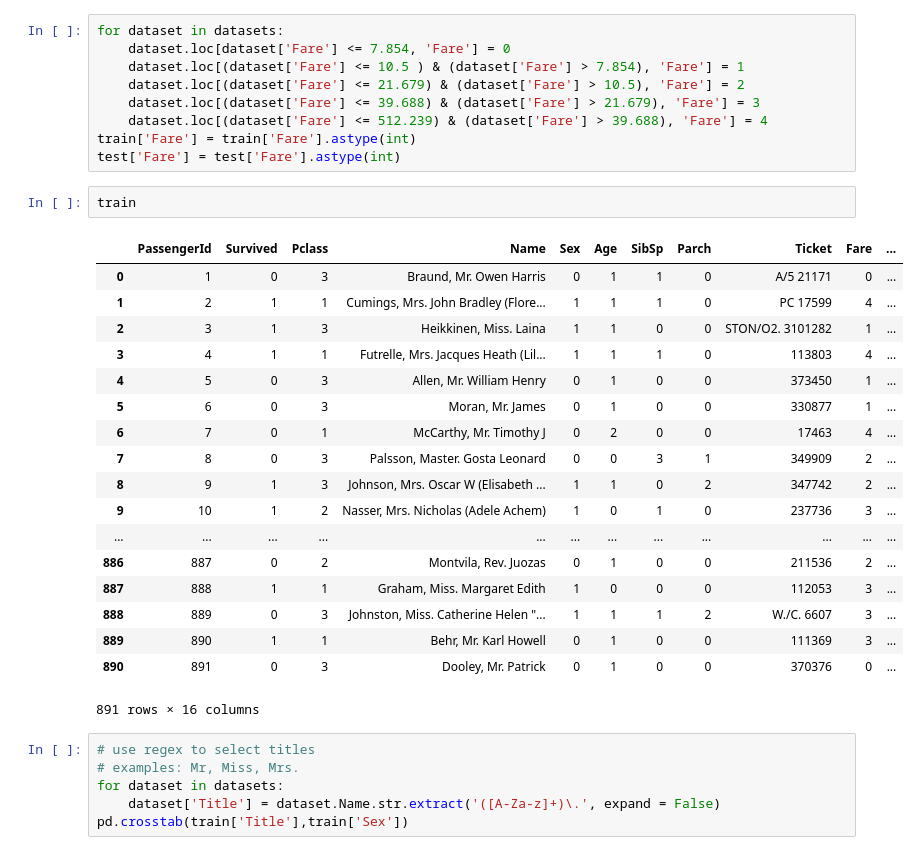
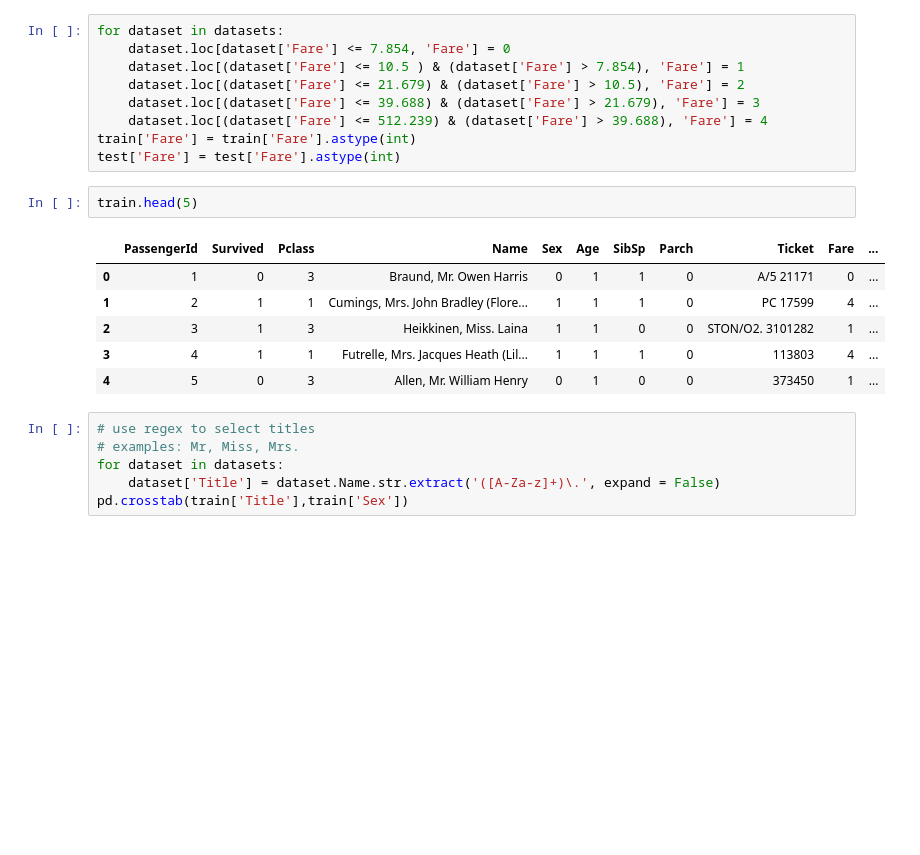
Before and after one commit to DavidG16/TitanicSurvivalPrediction, a Jupyter notebook: titanic survival predictions.ipynb, the cells around one changed output. Saved outputs shown, nothing was run; the diff lists cells and outputs as text; blank space fills up the shorter version.

Commit message:
code changed to add .head()

```diff
--- a/titanic survival predictions.ipynb
+++ b/titanic survival predictions.ipynb
@@ -309,26 +309,14 @@ for dataset in datasets:
 train['Fare'] = train['Fare'].astype(int)
 test['Fare'] = test['Fare'].astype(int)
 # %%
-train
+train.head(5)
 # %% [output]
 |  | PassengerId | Survived | Pclass | Name | Sex | Age | SibSp | Parch | Ticket | Fare | ... |
 | 0 | 1 | 0 | 3 | Braund, Mr. Owen Harris | 0 | 1 | 1 | 0 | A/5 21171 | 0 | ... |
 | 1 | 2 | 1 | 1 | Cumings, Mrs. John Bradley (Flore... | 1 | 1 | 1 | 0 | PC 17599 | 4 | ... |
 | 2 | 3 | 1 | 3 | Heikkinen, Miss. Laina | 1 | 1 | 0 | 0 | STON/O2. 3101282 | 1 | ... |
 | 3 | 4 | 1 | 1 | Futrelle, Mrs. Jacques Heath (Lil... | 1 | 1 | 1 | 0 | 113803 | 4 | ... |
 | 4 | 5 | 0 | 3 | Allen, Mr. William Henry | 0 | 1 | 0 | 0 | 373450 | 1 | ... |
-| 5 | 6 | 0 | 3 | Moran, Mr. James | 0 | 1 | 0 | 0 | 330877 | 1 | ... |
-| 6 | 7 | 0 | 1 | McCarthy, Mr. Timothy J | 0 | 2 | 0 | 0 | 17463 | 4 | ... |
-| 7 | 8 | 0 | 3 | Palsson, Master. Gosta Leonard | 0 | 0 | 3 | 1 | 349909 | 2 | ... |
-| 8 | 9 | 1 | 3 | Johnson, Mrs. Oscar W (Elisabeth ... | 1 | 1 | 0 | 2 | 347742 | 2 | ... |
-| 9 | 10 | 1 | 2 | Nasser, Mrs. Nicholas (Adele Achem) | 1 | 0 | 1 | 0 | 237736 | 3 | ... |
-| ... | ... | ... | ... | ... | ... | ... | ... | ... | ... | ... | ... |
-| 886 | 887 | 0 | 2 | Montvila, Rev. Juozas | 0 | 1 | 0 | 0 | 211536 | 2 | ... |
-| 887 | 888 | 1 | 1 | Graham, Miss. Margaret Edith | 1 | 0 | 0 | 0 | 112053 | 3 | ... |
-| 888 | 889 | 0 | 3 | Johnston, Miss. Catherine Helen "... | 1 | 1 | 1 | 2 | W./C. 6607 | 3 | ... |
-| 889 | 890 | 1 | 1 | Behr, Mr. Karl Howell | 0 | 1 | 0 | 0 | 111369 | 3 | ... |
-| 890 | 891 | 0 | 3 | Dooley, Mr. Patrick | 0 | 1 | 0 | 0 | 370376 | 0 | ... |
-891 rows × 16 columns
 # %%
 # use regex to select titles
 # examples: Mr, Miss, Mrs.
```
